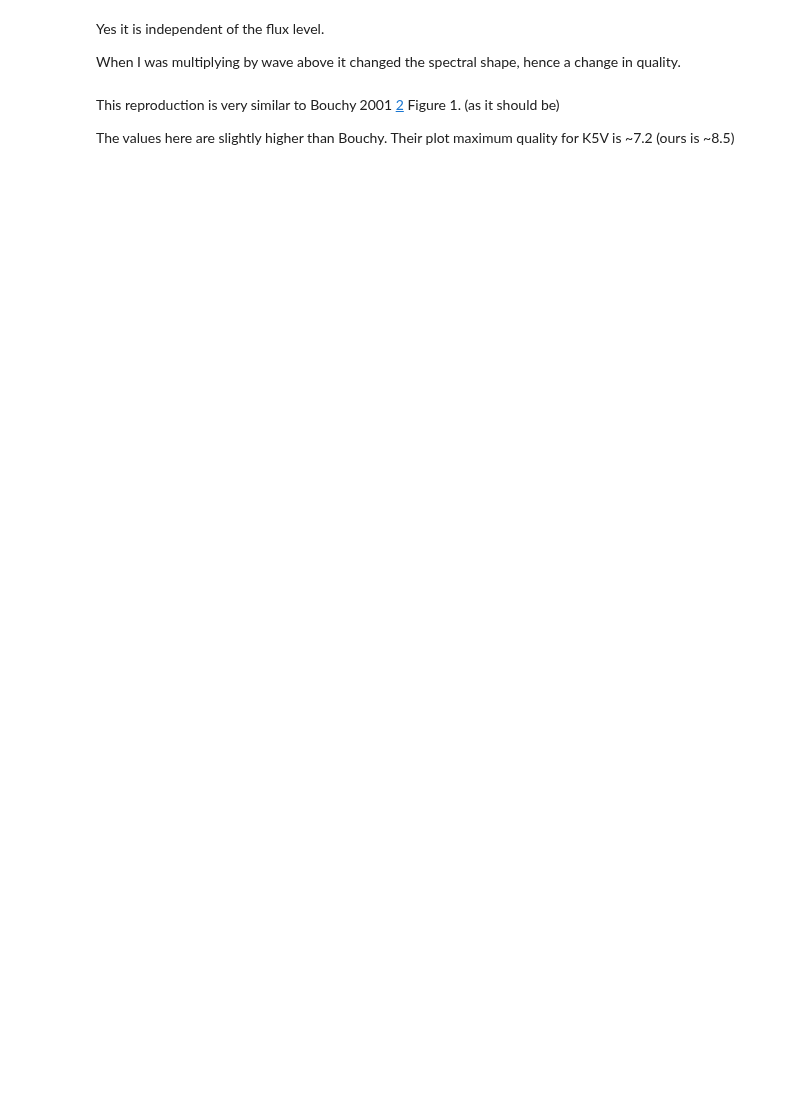
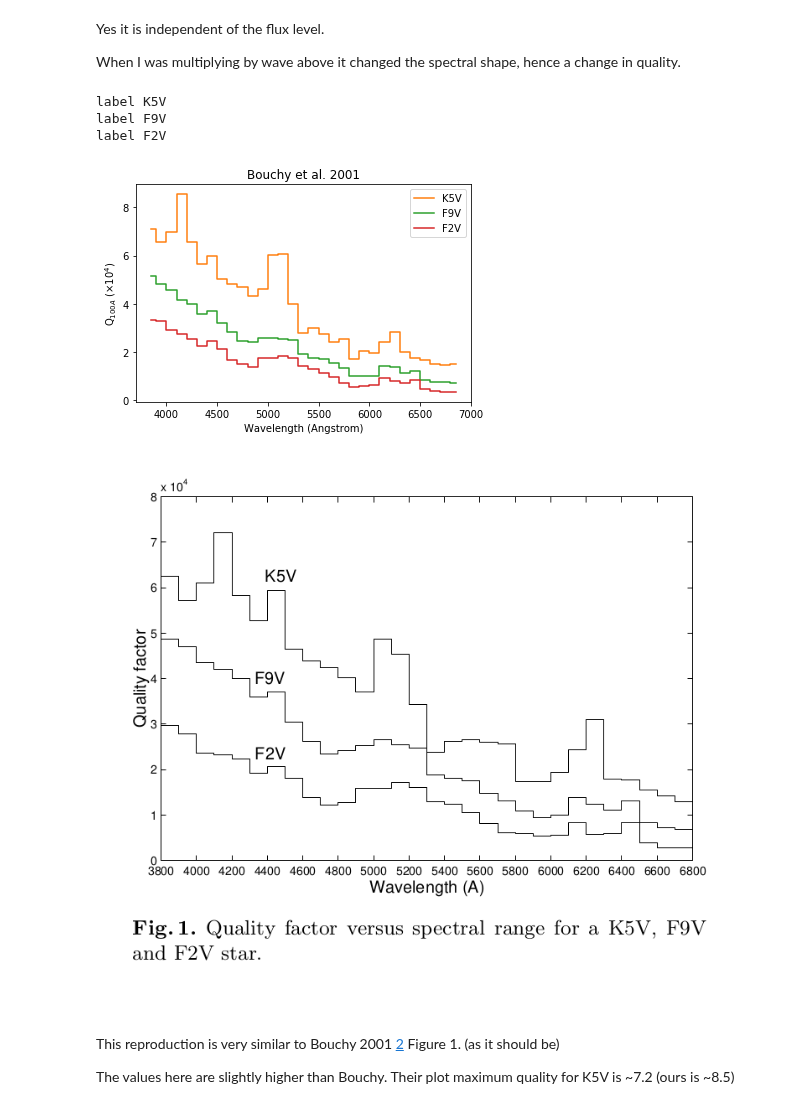
Before and after one commit to jason-neal/eniric, a Jupyter notebook: docs/Notebooks/Paper-reproductions.ipynb, the cells around one changed output. Saved outputs shown, nothing was run; the diff lists cells and outputs as text; code cells hidden in the pictures; blank space fills up the shorter version.

```diff
--- a/docs/Notebooks/Paper-reproductions.ipynb
+++ b/docs/Notebooks/Paper-reproductions.ipynb
@@ -291,35 +299,43 @@ When I was multiplying by wave above it changed the spectral shape, hence a chan
 
 # Break into small chunks
 chunks = np.arange(wav[0], wav[-1], 100)  # 10 nm chunks
 
 fluxes = [K5V, F9V, F2V]
 labels=["K5V", "F9V", "F2V"]
 colors = ["C1", "C2", "C3"]
 
 for f, l, cl in zip(fluxes, labels, colors):
     print("label", l)
     qual = []
     center = []
 
     for ii in range(len(chunks)-1):
         xmin = chunks[ii]
         xmax = chunks[ii+1]
 
         this_center = (xmax + xmin)/2
         center.append(this_center)
         m = (wav <= xmax) & (wav >= xmin)
 
         qual.append(quality(wav[m], f[m])/1e4)
-        # print("ii", ii, "quality =", qual[-1])
-    #plt.plot(center, qual, "*", label=l, color=cl)
     plt.step(center, qual, where="mid", label=l, color=cl)
 
 
 plt.legend()
 plt.xlabel("Wavelength (Angstrom)")
 plt.ylabel(r"Q$_{100 A}$ ($\times 10^4$)")
 plt.title("Bouchy et al. 2001")
 plt.show()
+
+
+# Bouchy 2001 Fig 1
+Image("bouchy_fig1.png")
+# %% [output]
+label K5V
+label F9V
+label F2V
+[figure, added]
+[figure, added]
 # %% [markdown]
 This reproduction is very similar to Bouchy 2001 [2](#cite-bouchy_fundamental_2001) Figure 1. (as it should be)
 
```
Also changed, not shown: parts of 16 cells of this notebook, 7 other files.
